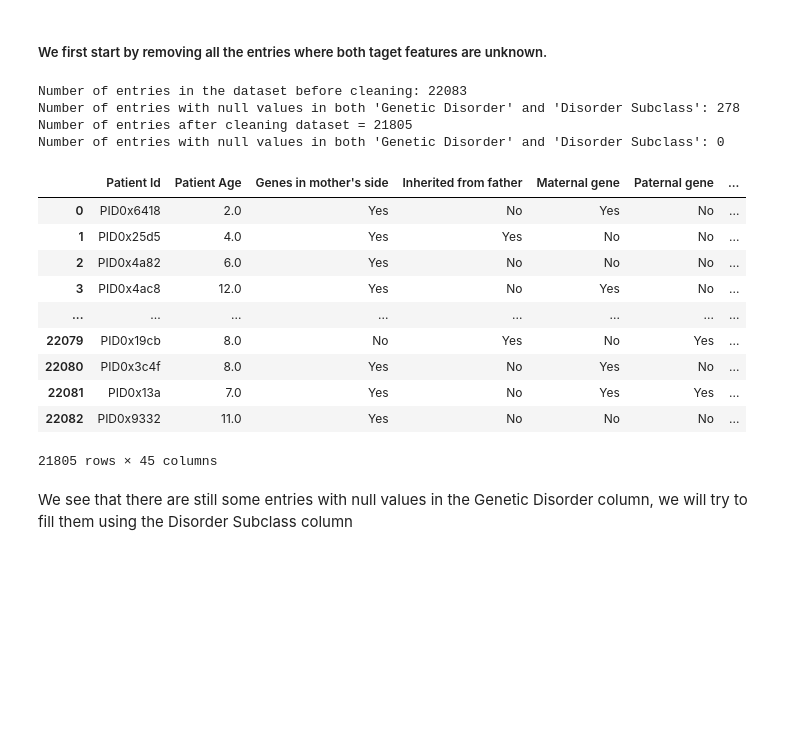
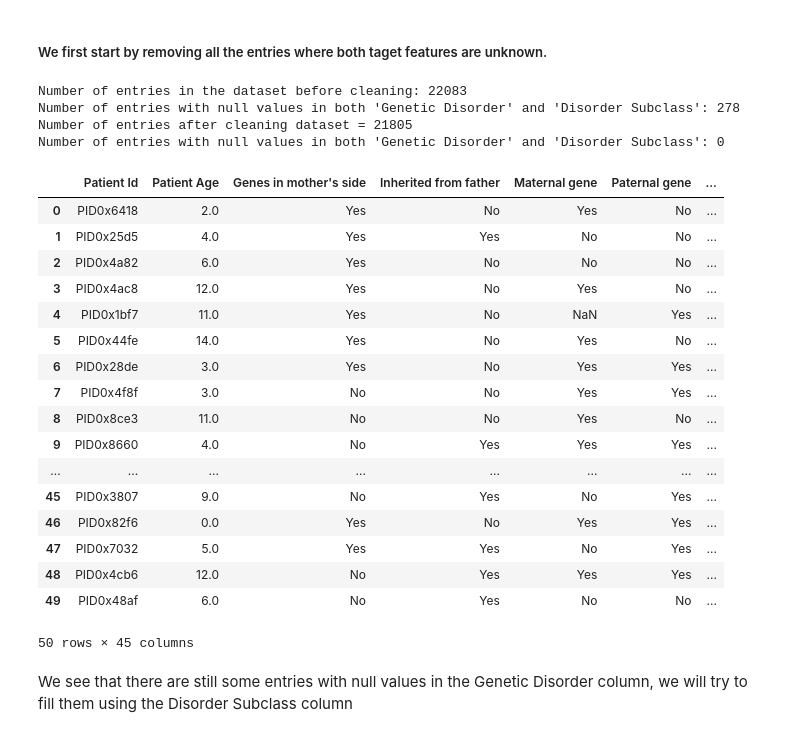
Before and after one commit to salmaloukili/ML, a Jupyter notebook: notebook.ipynb, the cells around one changed output. Cells and saved outputs as stored; diff of their text form; code cells hidden in the pictures; blank space fills up the shorter version.

```diff
--- a/notebook.ipynb
+++ b/notebook.ipynb
@@ -178,38 +158,45 @@ sankey.sankey(
 # %%
 print("Number of entries in the dataset before cleaning:", len(data))
 
 grouped_data = data.groupby(['Genetic Disorder', 'Disorder Subclass'], dropna=False, as_index=False).size()
 na_set = grouped_data['Genetic Disorder'].isna() & grouped_data['Disorder Subclass'].isna()
 null_both_count = grouped_data[na_set]['size'].iloc[0]
 
 print(f"Number of entries with null values in both 'Genetic Disorder' and 'Disorder Subclass': {null_both_count}")
 
 data_1 = data.dropna(subset=["Genetic Disorder", "Disorder Subclass"], how='all')
 print("Number of entries after cleaning dataset =", data_1.shape[0])
 
 grouped_data = data_1.groupby(['Genetic Disorder', 'Disorder Subclass'], dropna=False, as_index=False).size()
 na_set = grouped_data['Genetic Disorder'].isna() & grouped_data['Disorder Subclass'].isna()
 
 null_both_count = grouped_data[na_set]['size'].size
 print(f"Number of entries with null values in both 'Genetic Disorder' and 'Disorder Subclass': {null_both_count}")
 
-data_1
+data_1.head(50)
 # %% [output]
 Number of entries in the dataset before cleaning: 22083
 Number of entries with null values in both 'Genetic Disorder' and 'Disorder Subclass': 278
 Number of entries after cleaning dataset = 21805
 Number of entries with null values in both 'Genetic Disorder' and 'Disorder Subclass': 0
 |  | Patient Id | Patient Age | Genes in mother's side | Inherited from father | Maternal gene | Paternal gene | ... |
 | 0 | PID0x6418 | 2.0 | Yes | No | Yes | No | ... |
 | 1 | PID0x25d5 | 4.0 | Yes | Yes | No | No | ... |
 | 2 | PID0x4a82 | 6.0 | Yes | No | No | No | ... |
 | 3 | PID0x4ac8 | 12.0 | Yes | No | Yes | No | ... |
+| 4 | PID0x1bf7 | 11.0 | Yes | No | NaN | Yes | ... |
+| 5 | PID0x44fe | 14.0 | Yes | No | Yes | No | ... |
+| 6 | PID0x28de | 3.0 | Yes | No | Yes | Yes | ... |
+| 7 | PID0x4f8f | 3.0 | No | No | Yes | Yes | ... |
+| 8 | PID0x8ce3 | 11.0 | No | No | Yes | No | ... |
+| 9 | PID0x8660 | 4.0 | No | Yes | Yes | Yes | ... |
 | ... | ... | ... | ... | ... | ... | ... | ... |
-| 22079 | PID0x19cb | 8.0 | No | Yes | No | Yes | ... |
-| 22080 | PID0x3c4f | 8.0 | Yes | No | Yes | No | ... |
-| 22081 | PID0x13a | 7.0 | Yes | No | Yes | Yes | ... |
-| 22082 | PID0x9332 | 11.0 | Yes | No | No | No | ... |
+| 45 | PID0x3807 | 9.0 | No | Yes | No | Yes | ... |
+| 46 | PID0x82f6 | 0.0 | Yes | No | Yes | Yes | ... |
+| 47 | PID0x7032 | 5.0 | Yes | Yes | No | Yes | ... |
+| 48 | PID0x4cb6 | 12.0 | No | Yes | Yes | Yes | ... |
+| 49 | PID0x48af | 6.0 | No | Yes | No | No | ... |
-21805 rows × 45 columns
+50 rows × 45 columns
 # %% [markdown]
 We see that there are still some entries with null values in the Genetic Disorder column, we will try to fill them using the Disorder Subclass column
 # %%
```
Also changed, not shown: parts of 23 cells of this notebook.
